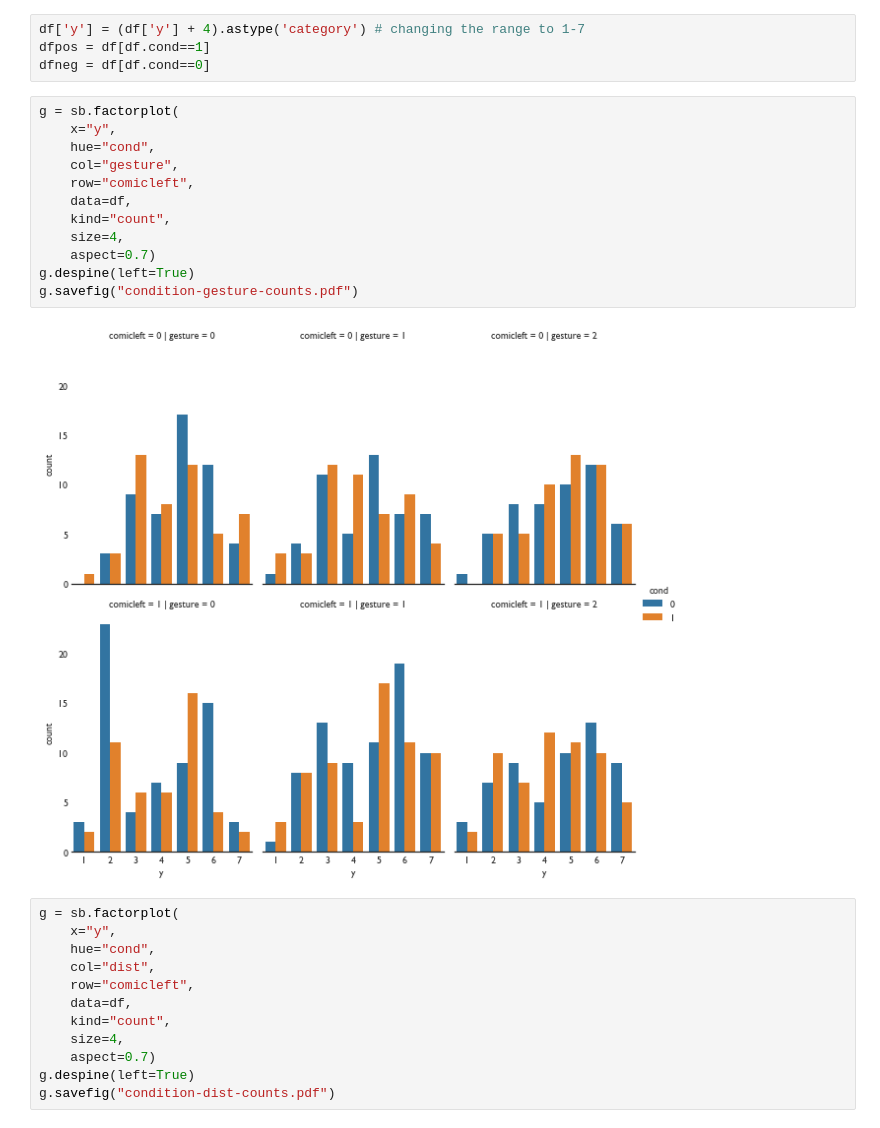
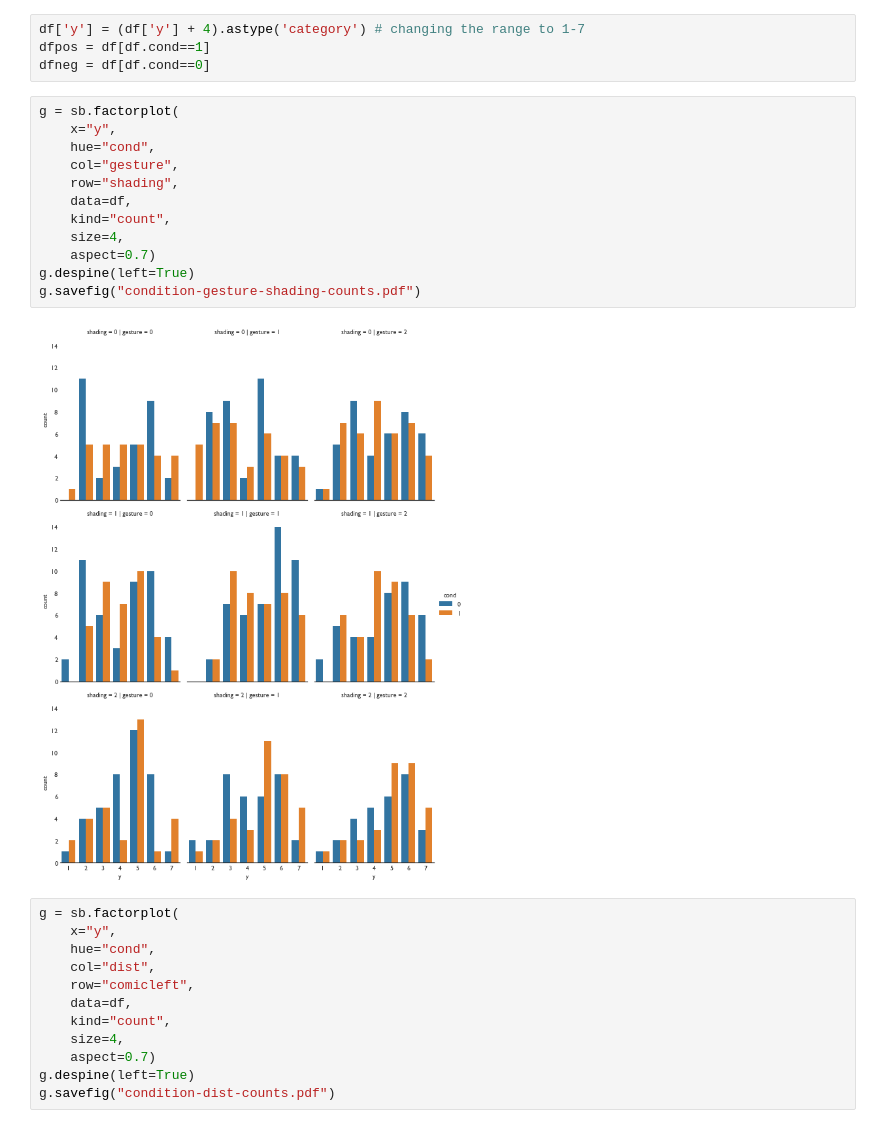
Before and after one commit to CrowdDynamicsLab/ComicPersuasion, a Jupyter notebook: Paper Draft/LaTeX/hari-code/ordinal prediction.ipynb, the cells around one changed output. Drawn from its saved outputs; the diff is of its cells as text.

```diff
--- a/Paper Draft/LaTeX/hari-code/ordinal prediction.ipynb
+++ b/Paper Draft/LaTeX/hari-code/ordinal prediction.ipynb
@@ -110,17 +110,17 @@ dfneg = df[df.cond==0]
 # %%
 g = sb.factorplot(
     x="y",
     hue="cond",
     col="gesture",
-    row="comicleft",
+    row="shading",
     data=df,
     kind="count",
     size=4,
     aspect=0.7)
 g.despine(left=True)
-g.savefig("condition-gesture-counts.pdf")
+g.savefig("condition-gesture-shading-counts.pdf")
 # %% [output]
-[figure, old version]
+[figure, new version]
 # %%
 g = sb.factorplot(
     x="y",
```
Also changed, not shown: parts of 5 cells of this notebook, 13 other files.
